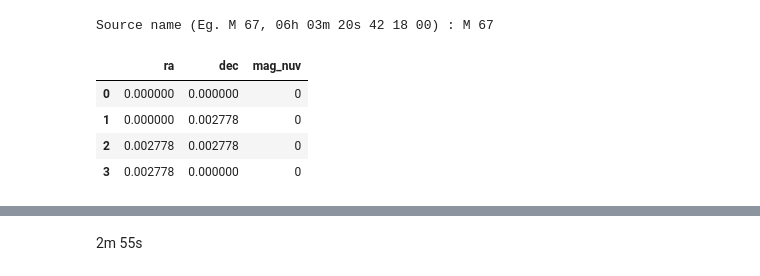
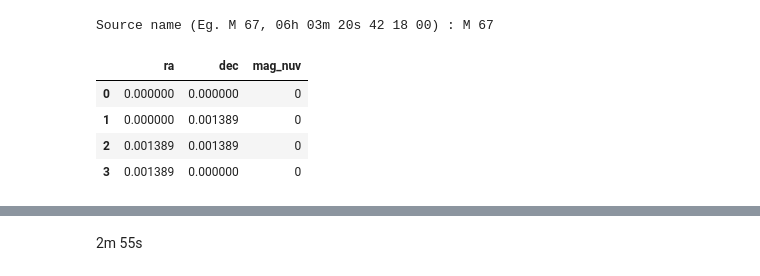
Before and after one commit to Jack3690/INSIST, a Jupyter notebook: PSF_Simulator.ipynb, the cells around one changed output, grey strips where cells are left out. Saved outputs shown, nothing was run; the diff lists cells and outputs as text; code cells hidden in the pictures.

```diff
--- a/PSF_Simulator.ipynb
+++ b/PSF_Simulator.ipynb
@@ -836,15 +836,15 @@ name = input("Source name (Eg. M 67, 06h 03m 20s 42 18 00) : ") or "M 67"
 # %% [output]
 Source name (Eg. M 67, 06h 03m 20s 42 18 00) : M 67
 # %%
-ra = [0.,0., 10/3600,10/3600]
-dec = [0.,10/3600,10/3600,0.]
+ra = [0.,0., 5/3600,5/3600]
+dec = [0.,5/3600,5/3600,0.]
 mag_nuv = [0,0,0,0]
 df = pd.DataFrame(zip(ra,dec,mag_nuv),columns=['ra','dec','mag_nuv'])
 df
 # %% [output]
 |  | ra | dec | mag_nuv |
 | 0 | 0.000000 | 0.000000 | 0 |
-| 1 | 0.000000 | 0.002778 | 0 |
-| 2 | 0.002778 | 0.002778 | 0 |
-| 3 | 0.002778 | 0.000000 | 0 |
+| 1 | 0.000000 | 0.001389 | 0 |
+| 2 | 0.001389 | 0.001389 | 0 |
+| 3 | 0.001389 | 0.000000 | 0 |
 # %%
```
Also changed, not shown: parts of 12 cells of this notebook.
